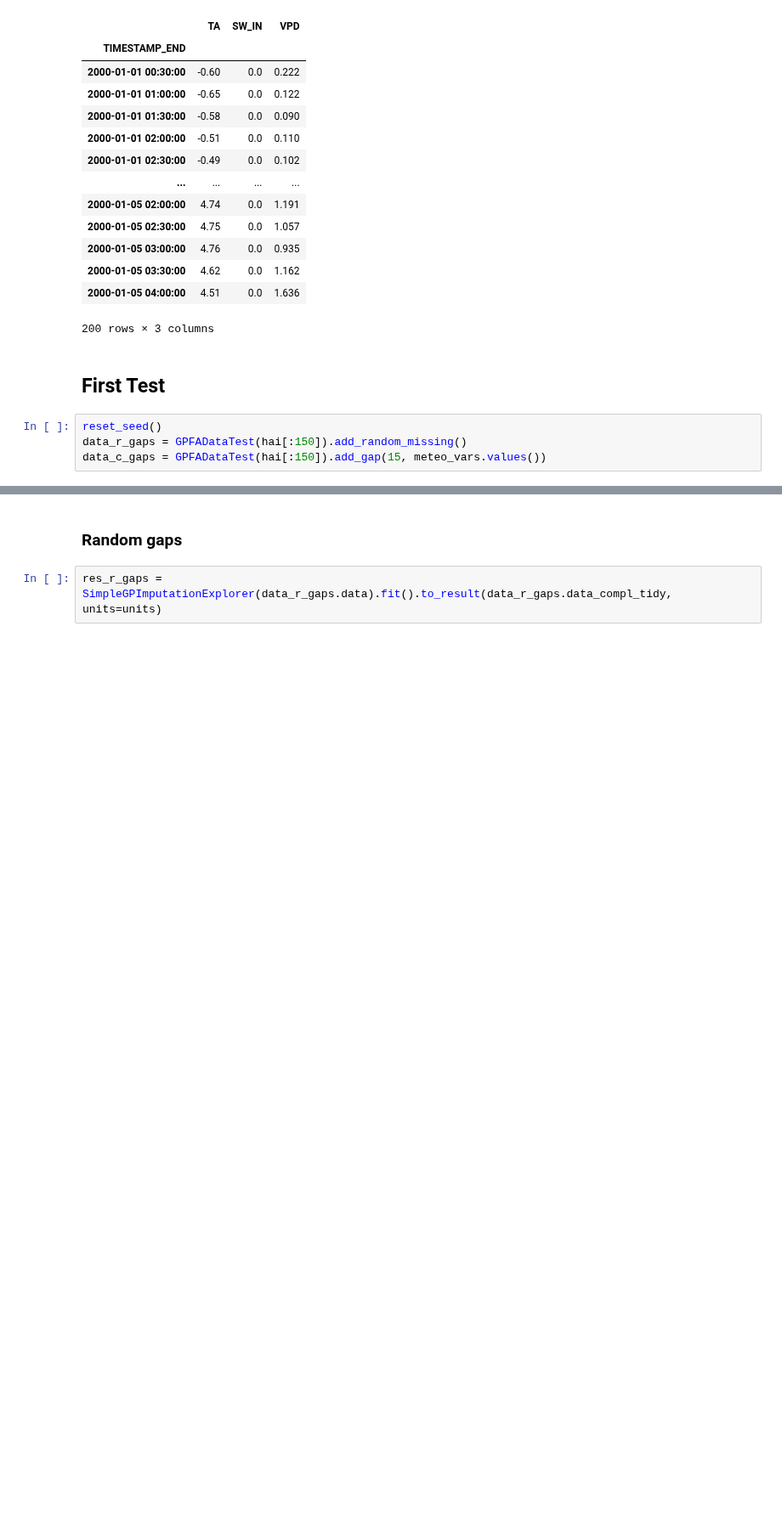
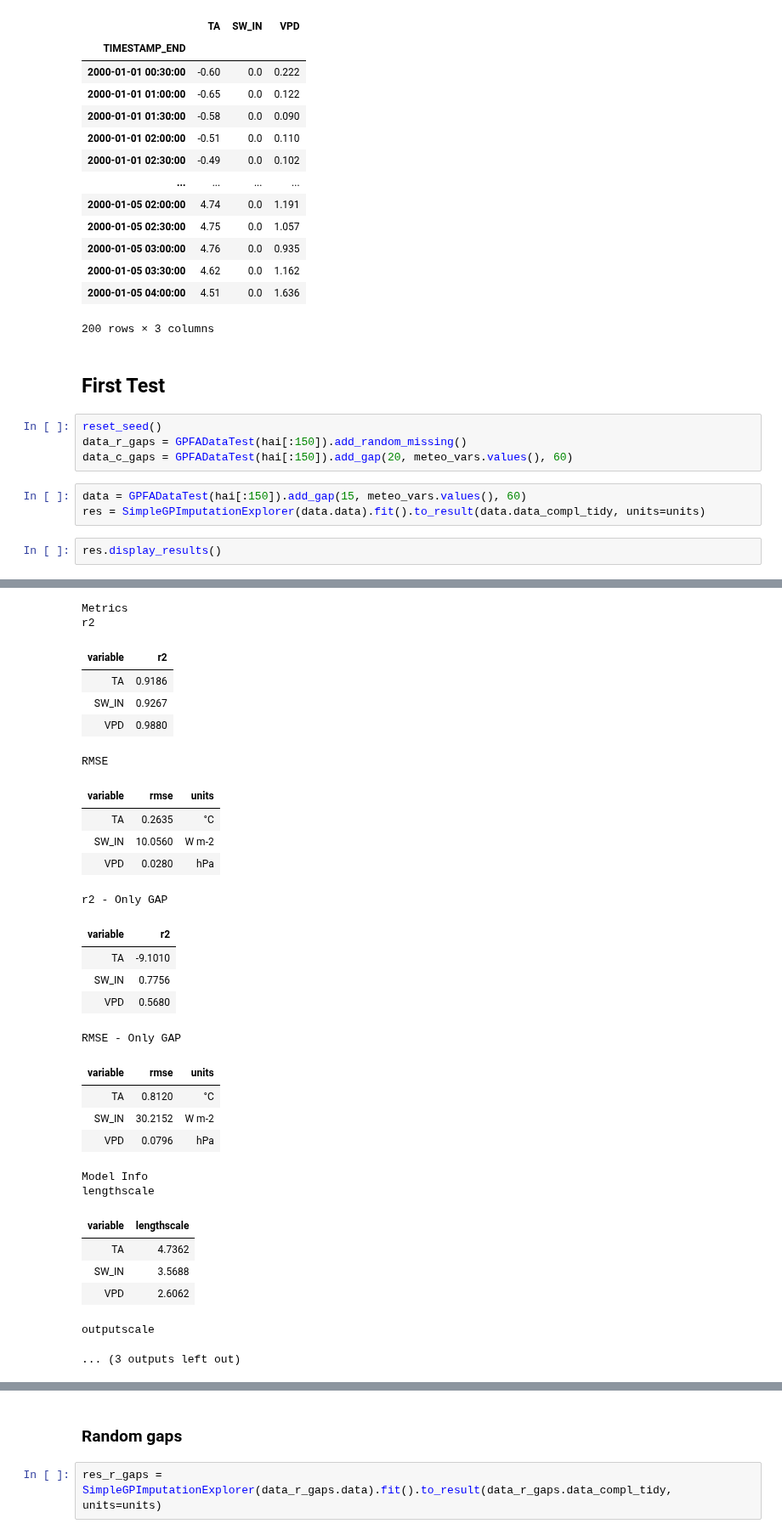
Before and after one commit to mone27/meteo_imp, a Jupyter notebook: analysis/Simple GP Hainich.ipynb, the cells around one changed output, grey strips where cells are left out. Shown at 85% size. Cells and saved outputs as stored; diff of their text form; blank space fills up the shorter version.

```diff
--- a/analysis/Simple GP Hainich.ipynb
+++ b/analysis/Simple GP Hainich.ipynb
@@ -68,4 +68,10 @@ hai
 # %%
 reset_seed()
 data_r_gaps = GPFADataTest(hai[:150]).add_random_missing()
-data_c_gaps = GPFADataTest(hai[:150]).add_gap(15, meteo_vars.values())
+data_c_gaps = GPFADataTest(hai[:150]).add_gap(20, meteo_vars.values(), 60)
+# %%
+data = GPFADataTest(hai[:150]).add_gap(15, meteo_vars.values(), 60)
+res = SimpleGPImputationExplorer(data.data).fit().to_result(data.data_compl_tidy, units=units)
+# %%
+res.display_results()
+# %% [output]
@@ -71,0 +79,29 @@ data_c_gaps = GPFADataTest(hai[:150]).add_gap(15, meteo_vars.values())
+Metrics
+r2
+| variable | r2 |
+| TA | 0.9186 |
+| SW_IN | 0.9267 |
+| VPD | 0.9880 |
+RMSE
+| variable | rmse | units |
+| TA | 0.2635 | °C |
+| SW_IN | 10.0560 | W m-2 |
+| VPD | 0.0280 | hPa |
+r2 - Only GAP
+| variable | r2 |
+| TA | -9.1010 |
+| SW_IN | 0.7756 |
+| VPD | 0.5680 |
+RMSE - Only GAP
+| variable | rmse | units |
+| TA | 0.8120 | °C |
+| SW_IN | 30.2152 | W m-2 |
+| VPD | 0.0796 | hPa |
+Model Info
+lengthscale
+| variable | lengthscale |
+| TA | 4.7362 |
+| SW_IN | 3.5688 |
+| VPD | 2.6062 |
+outputscale
+... (3 outputs left out)
```
Also changed, not shown: parts of 4 cells of this notebook, 35 other files.
